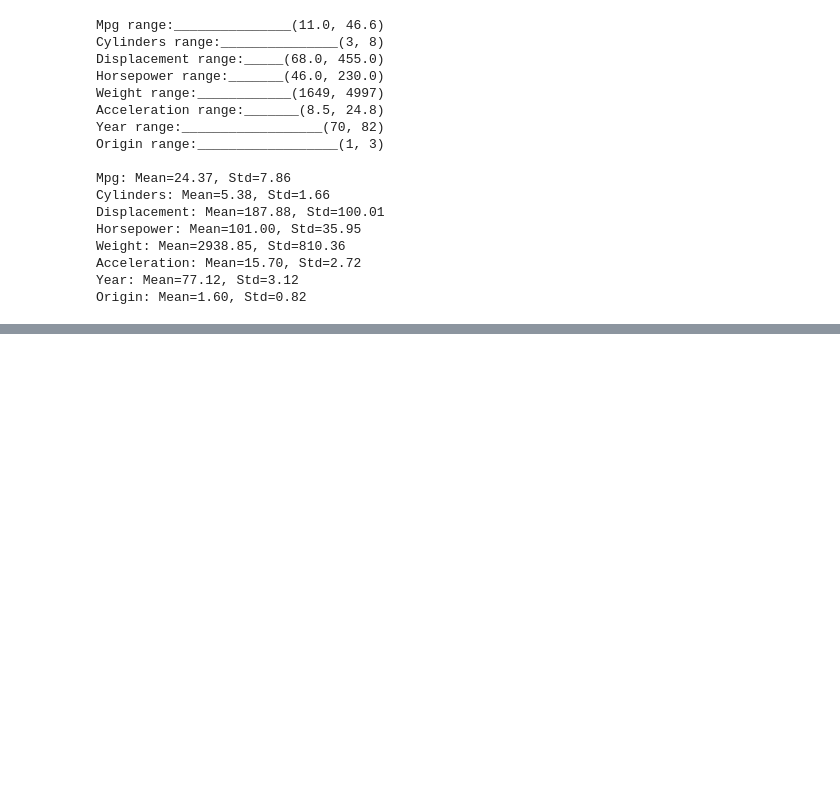
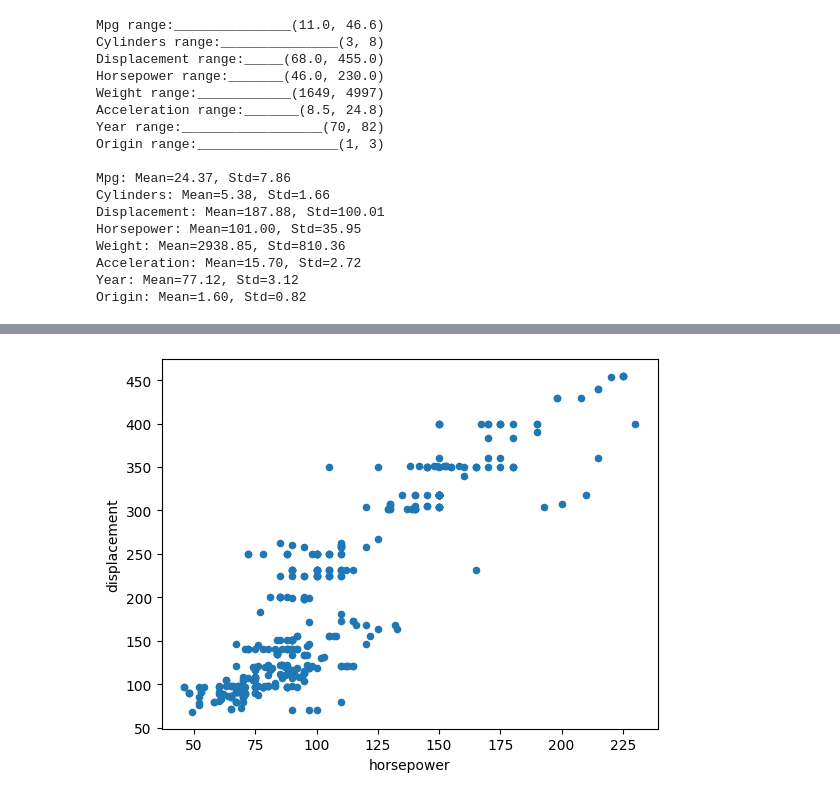
Before and after one commit to deusdevok/ISLP_Python, a Jupyter notebook: Chapter 2/Exercise9.ipynb, the cells around one changed output, grey strips where cells are left out. Cells and saved outputs as stored; diff of their text form; code cells hidden in the pictures; blank space fills up the shorter version.

```diff
--- a/Chapter 2/Exercise9.ipynb
+++ b/Chapter 2/Exercise9.ipynb
@@ -176,0 +195,5 @@ Origin: Mean=1.60, Std=0.82
+# %%
+# Displacement vs horsepower
+auto_new.plot.scatter('horsepower', 'displacement');
+# %% [output]
+[figure, added]
```
Also changed, not shown: parts of 7 cells of this notebook, 1 other file.
